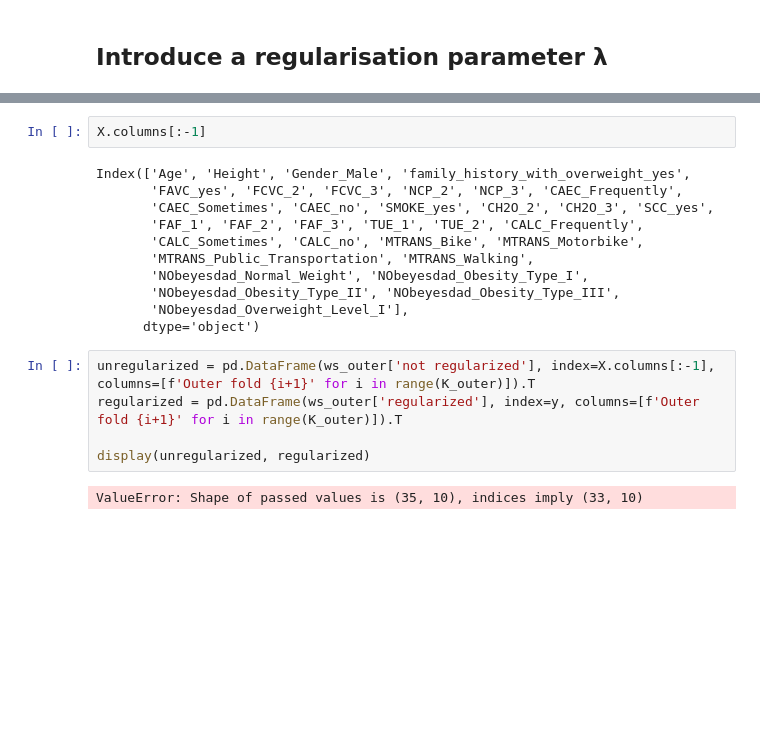
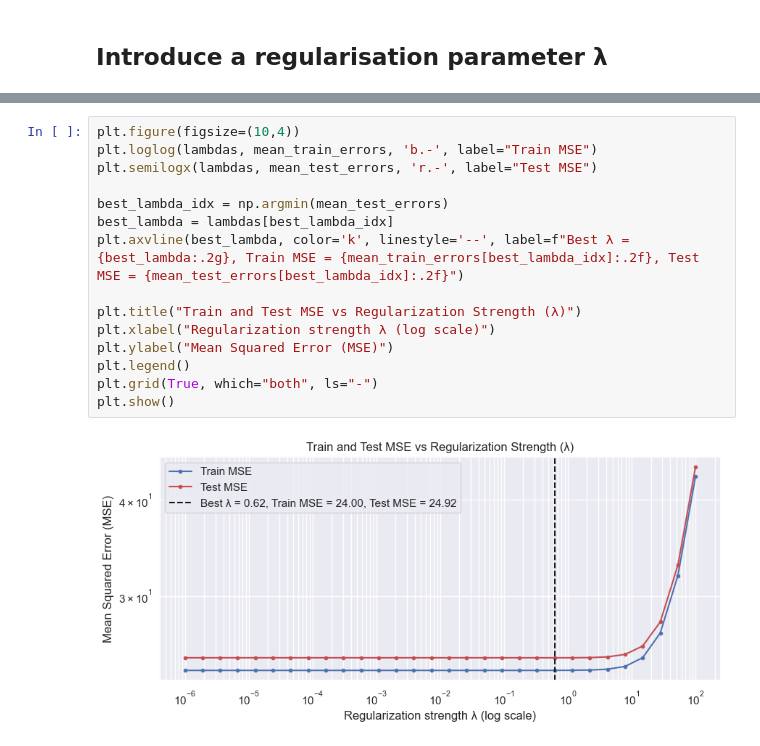
Before and after one commit to martasmadeira/project1-ml, a Jupyter notebook: notebooks/regression_partA.ipynb, the cells around one changed output, grey strips where cells are left out. Drawn from its saved outputs; the diff is of its cells as text; blank space fills up the shorter version.

```diff
--- a/notebooks/regression_partA.ipynb
+++ b/notebooks/regression_partA.ipynb
@@ -505,20 +526,17 @@ plt.show()
-# %%
-X.columns[:-1]
-# %% [output]
-Index(['Age', 'Height', 'Gender_Male', 'family_history_with_overweight_yes',
-       'FAVC_yes', 'FCVC_2', 'FCVC_3', 'NCP_2', 'NCP_3', 'CAEC_Frequently',
-       'CAEC_Sometimes', 'CAEC_no', 'SMOKE_yes', 'CH2O_2', 'CH2O_3', 'SCC_yes',
-       'FAF_1', 'FAF_2', 'FAF_3', 'TUE_1', 'TUE_2', 'CALC_Frequently',
-       'CALC_Sometimes', 'CALC_no', 'MTRANS_Bike', 'MTRANS_Motorbike',
-       'MTRANS_Public_Transportation', 'MTRANS_Walking',
-       'NObeyesdad_Normal_Weight', 'NObeyesdad_Obesity_Type_I',
-       'NObeyesdad_Obesity_Type_II', 'NObeyesdad_Obesity_Type_III',
-       'NObeyesdad_Overweight_Level_I'],
-      dtype='object')
-# %%
-unregularized = pd.DataFrame(ws_outer['not regularized'], index=X.columns[:-1], columns=[f'Outer fold {i+1}' for i in range(K_outer)]).T
-regularized = pd.DataFrame(ws_outer['regularized'], index=y, columns=[f'Outer fold {i+1}' for i in range(K_outer)]).T
-
-display(unregularized, regularized)
-# %% [output]
-ValueError: Shape of passed values is (35, 10), indices imply (33, 10)
+# %%
+plt.figure(figsize=(10,4))
+plt.loglog(lambdas, mean_train_errors, 'b.-', label="Train MSE")
+plt.semilogx(lambdas, mean_test_errors, 'r.-', label="Test MSE")
+
+best_lambda_idx = np.argmin(mean_test_errors)
+best_lambda = lambdas[best_lambda_idx]
+plt.axvline(best_lambda, color='k', linestyle='--', label=f"Best λ = {best_lambda:.2g}, Train MSE = {mean_train_errors[best_lambda_idx]:.2f}, Test MSE = {mean_test_errors[best_lambda_idx]:.2f}")
+
+plt.title("Train and Test MSE vs Regularization Strength (λ)")
+plt.xlabel("Regularization strength λ (log scale)")
+plt.ylabel("Mean Squared Error (MSE)")
+plt.legend()
+plt.grid(True, which="both", ls="-")
+plt.show()
+# %% [output]
+[figure, added]
```
Also changed, not shown: parts of 23 cells of this notebook, 2 other files.
